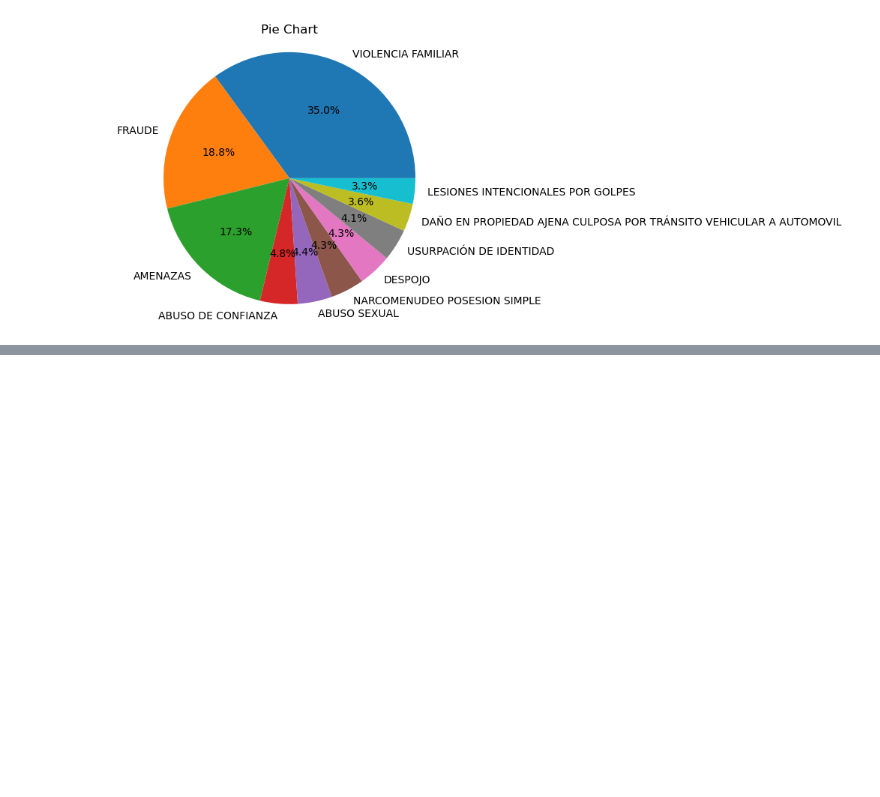
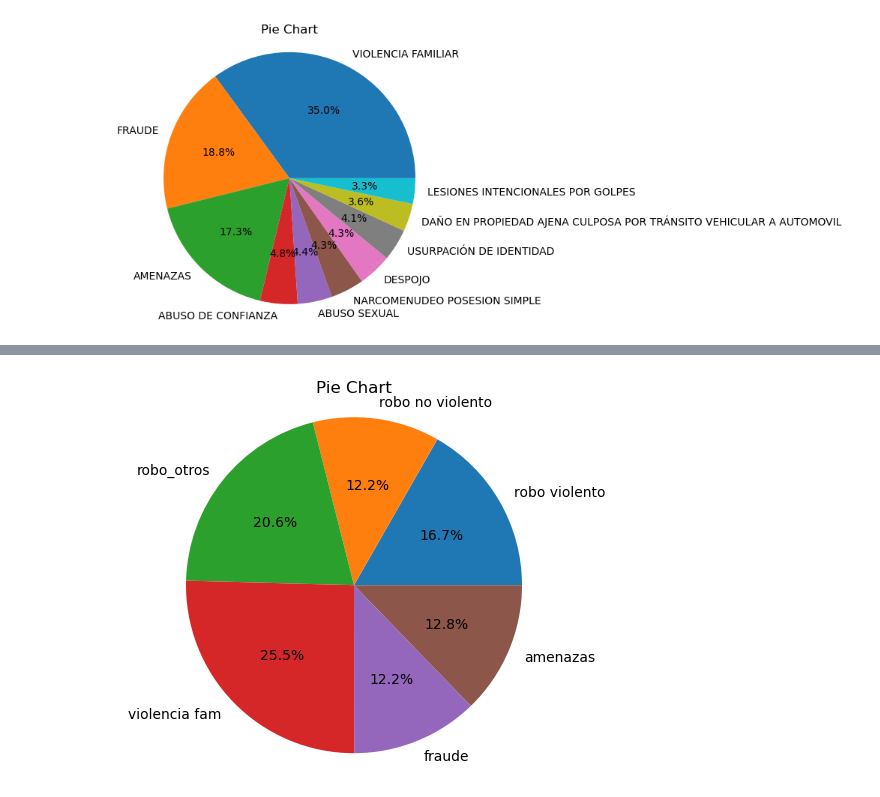
Before and after one commit to marcocasillas91/sdc-security, a Jupyter notebook: notebooks/first_eda.ipynb, the cells around one changed output, grey strips where cells are left out. Saved outputs shown, nothing was run; the diff lists cells and outputs as text; code cells hidden in the pictures; blank space fills up the shorter version.

```diff
--- a/notebooks/first_eda.ipynb
+++ b/notebooks/first_eda.ipynb
@@ -160,0 +229,17 @@ plt.show()
+# %%
+def pie(x,y):
+    plt.pie(y, labels=x, autopct='%1.1f%%')
+    plt.axis('equal')  # Equal aspect ratio ensures a circular pie chart
+    plt.title('Pie Chart')
+    plt.show()
+# %%
+df_chart = df_robos2
+robo_violento    = df_chart.loc[df_chart ['delito'].str.contains('CON VIOLENCIA', case=False), 'count'].sum()
+robo_no_violento = df_chart.loc[df_chart ['delito'].str.contains('SIN VIOLENCIA', case=False), 'count'].sum()
+robo_otros = df_chart.loc[(~df_chart ['delito'].str.contains('CON VIOLENCIA', case=False)) & (~df_chart ['delito'].str.contains('SIN VIOLENCIA', case=False)), 'count'].sum()
+violencia_fam = df_no_robos2.loc[ df_no_robos2['delito'].str.contains('VIOLENCIA FAMILIAR', case=False), 'count'].sum()
+fraude = df_no_robos2.loc[ df_no_robos2['delito'].str.contains('FRAUDE', case=False), 'count'].sum()
+amenazas = df_no_robos2.loc[ df_no_robos2['delito'].str.contains('AMENAZAS', case=False), 'count'].sum()
+
+
+df2 = pd.DataFrame({'crimen':['robo violento','robo no violento' ,'robo_otros','violencia fam', 'fraude', 'amenazas'], 'cases': [robo_violento, robo_no_violento,robo_otros, violencia_fam,fraude, amenazas]})
@@ -160,0 +256,4 @@ plt.show()
+# %%
+pie(df2['crimen'], df2['cases'])
+# %% [output]
+[figure, added]
```
Also changed, not shown: parts of 31 cells of this notebook, 1 other file.
